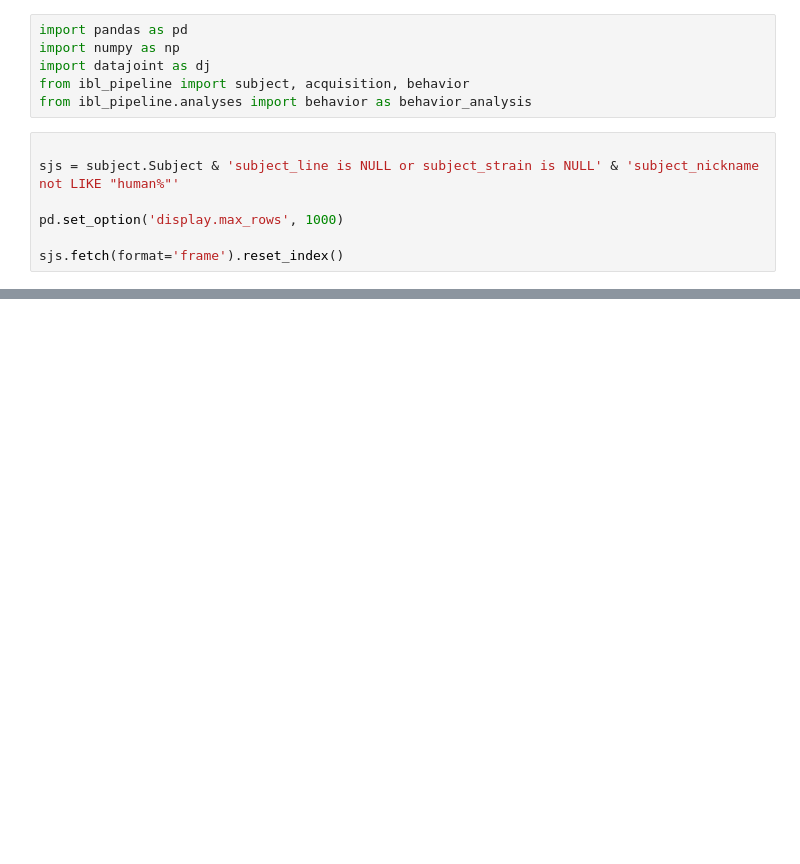
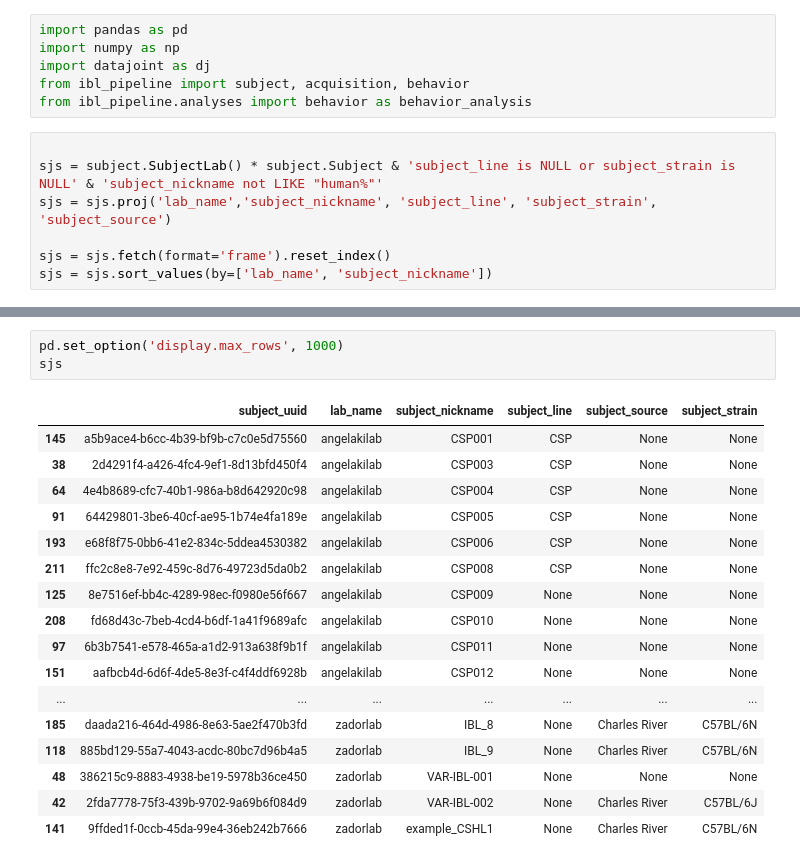
Before and after one commit to int-brain-lab/analysis, a Jupyter notebook: python/line_strain_missing.ipynb, the cells around one changed output, grey strips where cells are left out. Saved outputs shown, nothing was run; the diff lists cells and outputs as text; blank space fills up the shorter version.

Commit message:
all listings of missing line and strain

```diff
--- a/python/line_strain_missing.ipynb
+++ b/python/line_strain_missing.ipynb
@@ -6,8 +6,8 @@ from ibl_pipeline import subject, acquisition, behavior
 from ibl_pipeline.analyses import behavior as behavior_analysis
 # %%
 
-sjs = subject.Subject & 'subject_line is NULL or subject_strain is NULL' & 'subject_nickname not LIKE "human%"'
+sjs = subject.SubjectLab() * subject.Subject & 'subject_line is NULL or subject_strain is NULL' & 'subject_nickname not LIKE "human%"'
+sjs = sjs.proj('lab_name','subject_nickname', 'subject_line', 'subject_strain', 'subject_source')
 
-pd.set_option('display.max_rows', 1000)
-
-sjs.fetch(format='frame').reset_index()
+sjs = sjs.fetch(format='frame').reset_index()
+sjs = sjs.sort_values(by=['lab_name', 'subject_nickname'])
@@ -31,0 +14,21 @@ sjs.fetch(format='frame').reset_index()
+# %%
+pd.set_option('display.max_rows', 1000)
+sjs
+# %% [output]
+|  | subject_uuid | lab_name | subject_nickname | subject_line | subject_source | subject_strain |
+| 145 | a5b9ace4-b6cc-4b39-bf9b-c7c0e5d75560 | angelakilab | CSP001 | CSP | None | None |
+| 38 | 2d4291f4-a426-4fc4-9ef1-8d13bfd450f4 | angelakilab | CSP003 | CSP | None | None |
+| 64 | 4e4b8689-cfc7-40b1-986a-b8d642920c98 | angelakilab | CSP004 | CSP | None | None |
+| 91 | 64429801-3be6-40cf-ae95-1b74e4fa189e | angelakilab | CSP005 | CSP | None | None |
+| 193 | e68f8f75-0bb6-41e2-834c-5ddea4530382 | angelakilab | CSP006 | CSP | None | None |
+| 211 | ffc2c8e8-7e92-459c-8d76-49723d5da0b2 | angelakilab | CSP008 | CSP | None | None |
+| 125 | 8e7516ef-bb4c-4289-98ec-f0980e56f667 | angelakilab | CSP009 | None | None | None |
+| 208 | fd68d43c-7beb-4cd4-b6df-1a41f9689afc | angelakilab | CSP010 | None | None | None |
+| 97 | 6b3b7541-e578-465a-a1d2-913a638f9b1f | angelakilab | CSP011 | None | None | None |
+| 151 | aafbcb4d-6d6f-4de5-8e3f-c4f4ddf6928b | angelakilab | CSP012 | None | None | None |
+| ... | ... | ... | ... | ... | ... | ... |
+| 185 | daada216-464d-4986-8e63-5ae2f470b3fd | zadorlab | IBL_8 | None | Charles River | C57BL/6N |
+| 118 | 885bd129-55a7-4043-acdc-80bc7d96b4a5 | zadorlab | IBL_9 | None | Charles River | C57BL/6N |
+| 48 | 386215c9-8883-4938-be19-5978b36ce450 | zadorlab | VAR-IBL-001 | None | None | None |
+| 42 | 2fda7778-75f3-439b-9702-9a69b6f084d9 | zadorlab | VAR-IBL-002 | None | Charles River | C57BL/6J |
+| 141 | 9ffded1f-0ccb-45da-99e4-36eb242b7666 | zadorlab | example_CSHL1 | None | Charles River | C57BL/6N |
```
Also changed, not shown: parts of 2 cells of this notebook, 1 other file.
